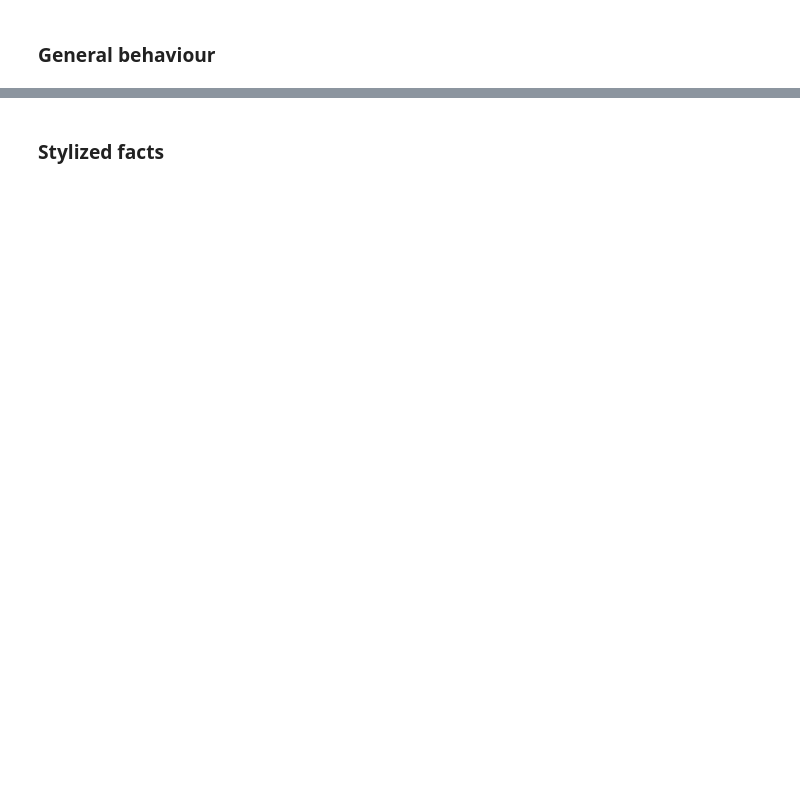
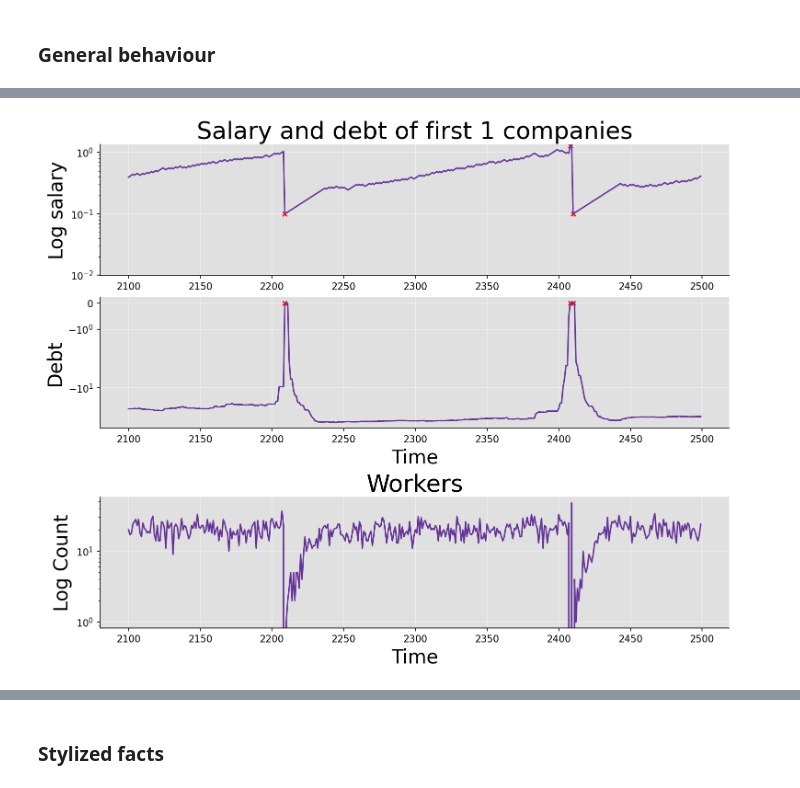
Before and after one commit to 2BeAsh/masters_project, a Jupyter notebook: code/models/common/run_plotting.ipynb, the cells around one changed output, grey strips where cells are left out. Cells and saved outputs as stored; diff of their text form; code cells hidden in the pictures; blank space fills up the shorter version.

```diff
--- a/code/models/common/run_plotting.ipynb
+++ b/code/models/common/run_plotting.ipynb
@@ -60,2 +70,4 @@ plotter.plot_debt()
 # %%
-plotter.plot_single_companies(N_plot=6)
+plotter.plot_single_companies(N_plot=1)
+# %% [output]
+[figure, added]
```
Also changed, not shown: parts of 15 cells of this notebook.
